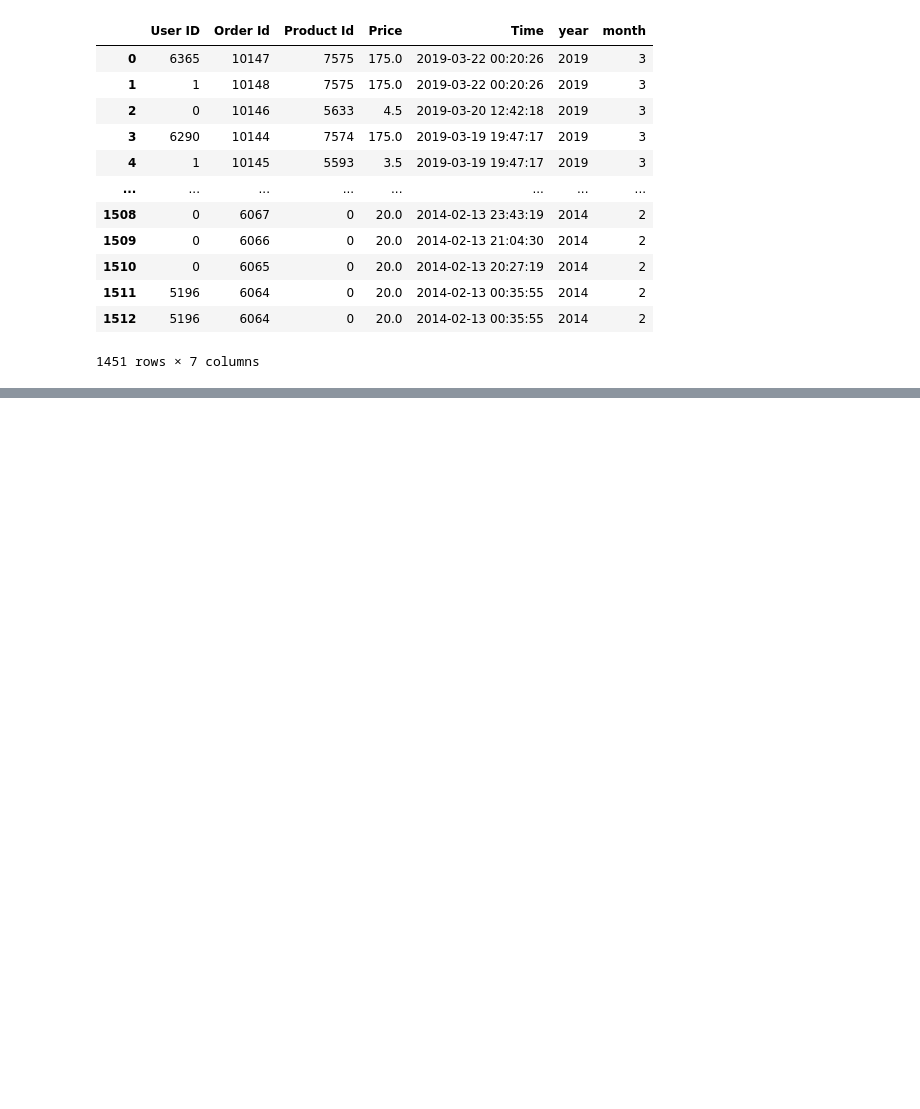
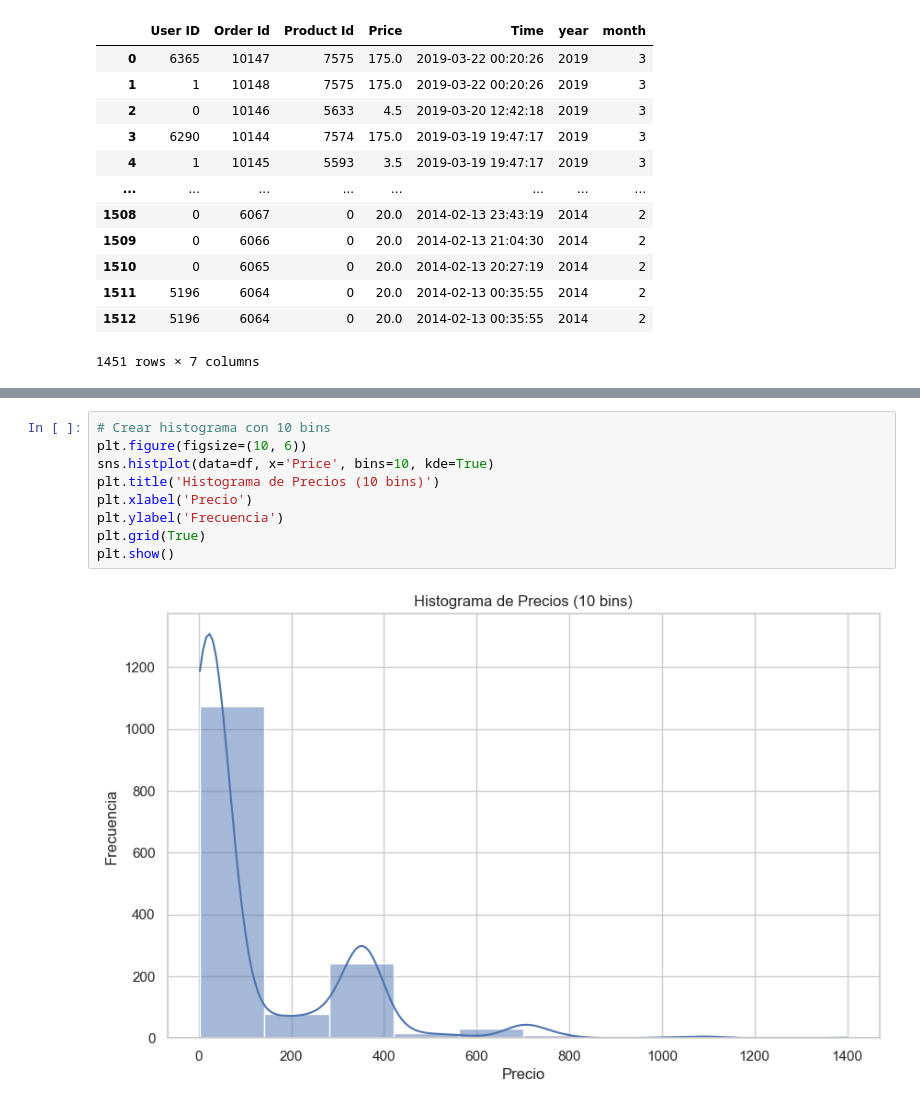
Before and after one commit to armand-analytics/Forecasting, a Jupyter notebook: notebooks/01_EDA.ipynb, the cells around one changed output, grey strips where cells are left out. Cells and saved outputs as stored; diff of their text form; blank space fills up the shorter version.

```diff
--- a/notebooks/01_EDA.ipynb
+++ b/notebooks/01_EDA.ipynb
@@ -208,0 +218,11 @@ memory usage: 79.4 KB
+# %%
+# Crear histograma con 10 bins
+plt.figure(figsize=(10, 6))
+sns.histplot(data=df, x='Price', bins=10, kde=True)
+plt.title('Histograma de Precios (10 bins)')
+plt.xlabel('Precio')
+plt.ylabel('Frecuencia')
+plt.grid(True)
+plt.show()
+# %% [output]
+[figure, added]
```
Also changed, not shown: parts of 2 cells of this notebook.
